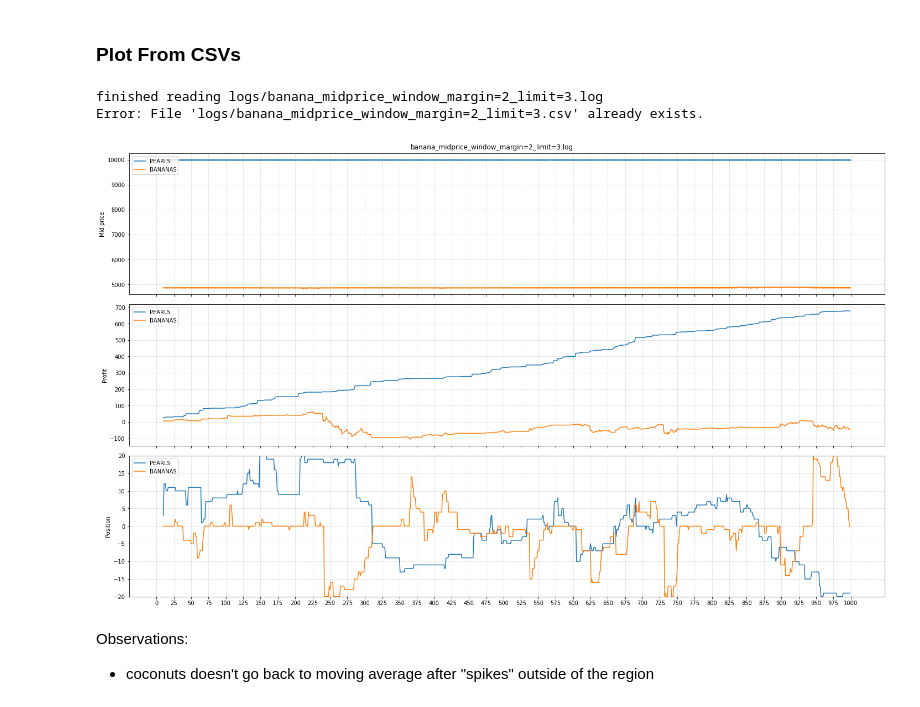
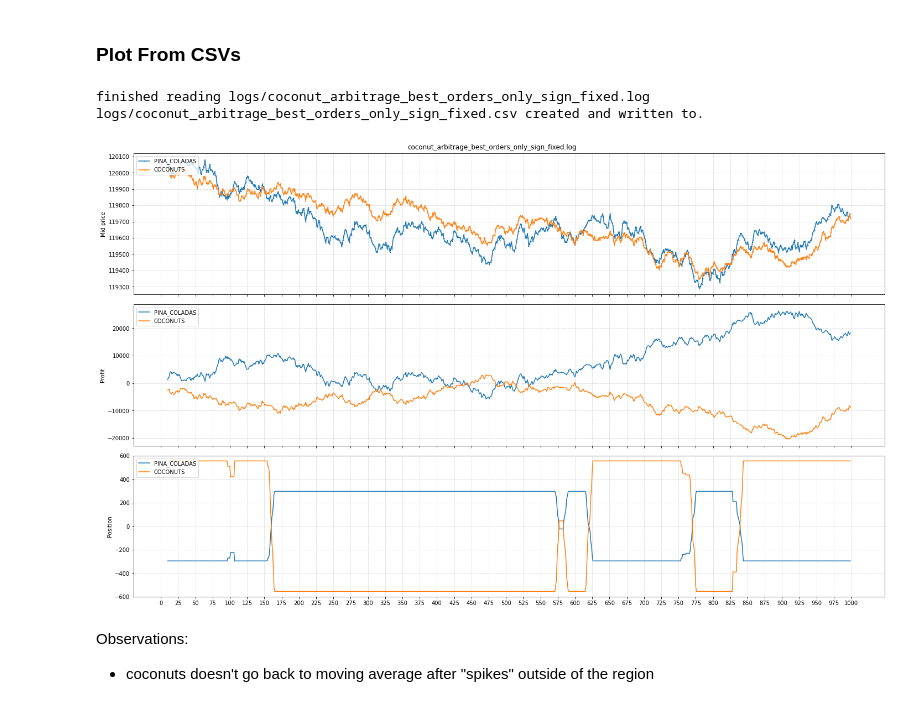
Before and after one commit to MatthewZhang473/2023-Trading-Competitions, a Jupyter notebook: IMC-Round-2/round2_graph.ipynb, the cells around one changed output. Saved outputs shown, nothing was run; the diff lists cells and outputs as text; code cells hidden in the pictures.

Commit message:
Added base-line arbitrage

```diff
--- a/IMC-Round-2/round2_graph.ipynb
+++ b/IMC-Round-2/round2_graph.ipynb
@@ -171,37 +171,37 @@ def plot(mid_prices_list, window_size, n, length, log_file_path,
 ### Plot From CSVs
 # %%
 log_name = """
-banana_midprice_window_margin=2_limit=3
+coconut_arbitrage_best_orders_only_sign_fixed
 """
 log_file_path = f"logs/{log_name.strip()}.log"
 products = [
     "PINA_COLADAS",
     "COCONUTS",
     # "PEARLS",
     # "BANANAS"
 ]
 position_limits = [
-    400,
+    300,
     600,
     # 20,
     # 20
 ]
 
 product_dfs, mid_prices_list, pos, buypm, sellpm = get_data(log_file_path, products)
 length = 1000
 window_size = 10
 normalized_mid_prices = [
     mid_prices_list[0] * 8,
     mid_prices_list[1] * 15,
     # mid_prices_list[0],
     # mid_prices_list[1]
 ]
 plot(normalized_mid_prices, window_size, 0, length, log_file_path, product_dfs,
      pos, position_limits, buypm, sellpm)
 # %% [output]
-finished reading logs/banana_midprice_window_margin=2_limit=3.log
-Error: File 'logs/banana_midprice_window_margin=2_limit=3.csv' already exists.
+finished reading logs/coconut_arbitrage_best_orders_only_sign_fixed.log
+logs/coconut_arbitrage_best_orders_only_sign_fixed.csv created and written to.
-[figure, old version]
+[figure, new version]
 # %% [markdown]
 Observations:
 - coconuts doesn't go back to moving average after "spikes" outside of the region
```
Also changed, not shown: 5 other files.
